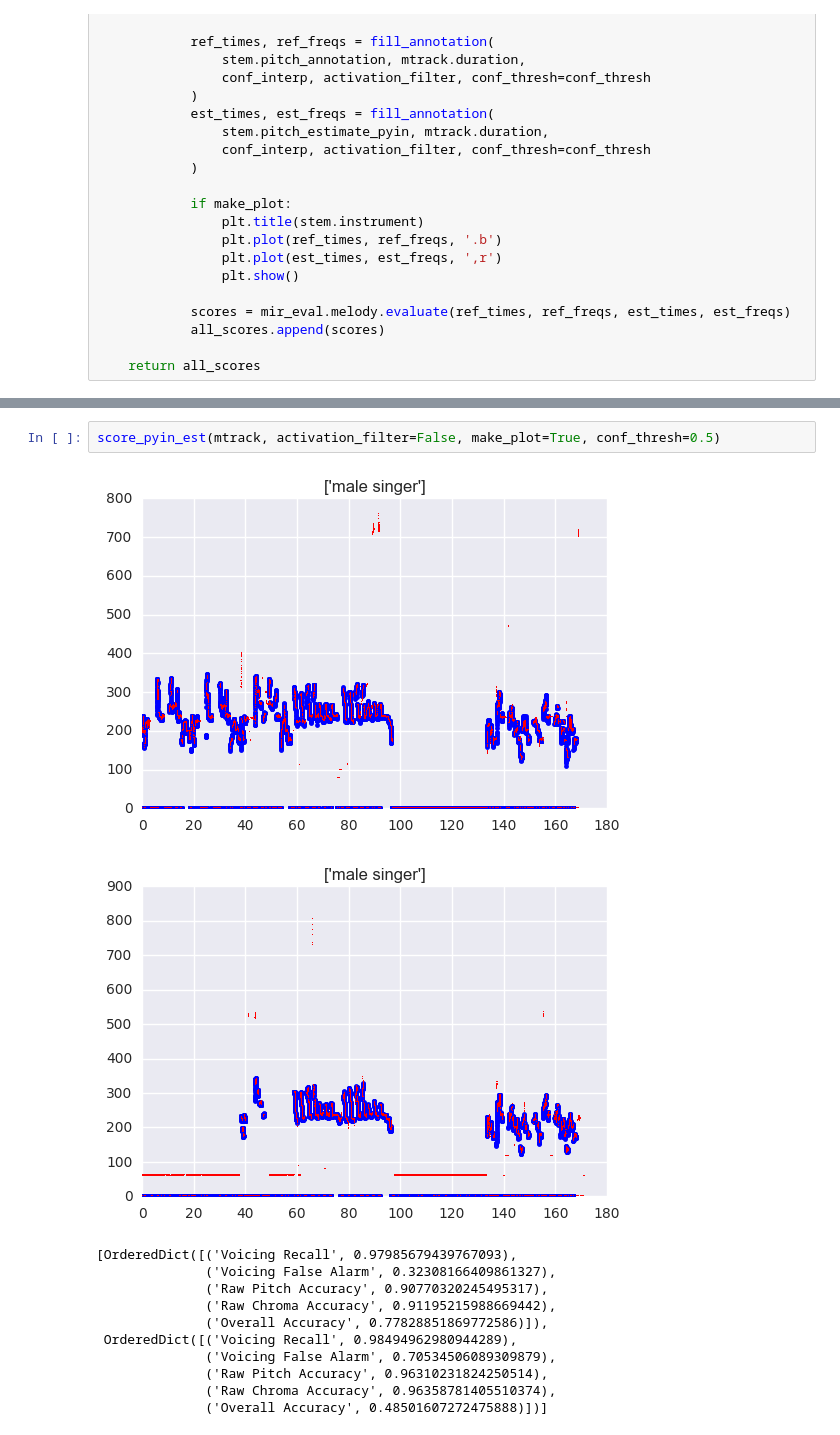
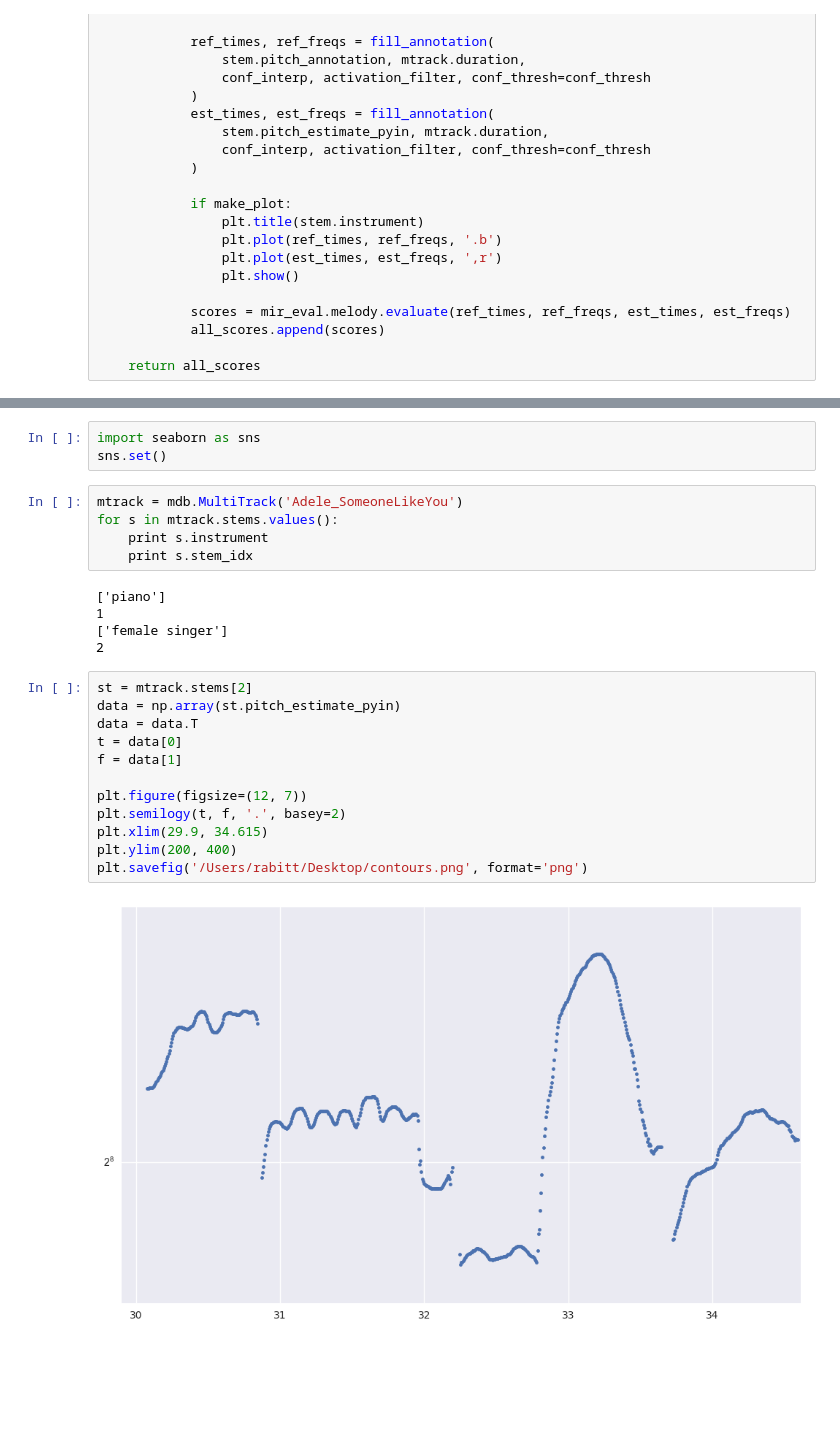
Before and after one commit to rabitt/aes-semantic-audio-2017, a Jupyter notebook: notebooks/dev/Score pyin annotations.ipynb, the cells around one changed output, grey strips where cells are left out. Saved outputs shown, nothing was run; the diff lists cells and outputs as text; blank space fills up the shorter version.

```diff
--- a/notebooks/dev/Score pyin annotations.ipynb
+++ b/notebooks/dev/Score pyin annotations.ipynb
@@ -272,15 +220,27 @@ score_pyin_est(mtrack, activation_filter=True, make_plot=True, conf_thresh=1.0)
-# %%
-score_pyin_est(mtrack, activation_filter=False, make_plot=True, conf_thresh=0.5)
-# %% [output]
-[figure, removed]
-[figure, removed]
-[OrderedDict([('Voicing Recall', 0.97985679439767093),
-              ('Voicing False Alarm', 0.32308166409861327),
-              ('Raw Pitch Accuracy', 0.90770320245495317),
-              ('Raw Chroma Accuracy', 0.91195215988669442),
-              ('Overall Accuracy', 0.77828851869772586)]),
- OrderedDict([('Voicing Recall', 0.98494962980944289),
-              ('Voicing False Alarm', 0.70534506089309879),
-              ('Raw Pitch Accuracy', 0.96310231824250514),
-              ('Raw Chroma Accuracy', 0.96358781405510374),
-              ('Overall Accuracy', 0.48501607272475888)])]
+# %%
+import seaborn as sns
+sns.set()
+# %%
+mtrack = mdb.MultiTrack('Adele_SomeoneLikeYou')
+for s in mtrack.stems.values():
+    print s.instrument
+    print s.stem_idx
+# %% [output]
+['piano']
+1
+['female singer']
+2
+# %%
+st = mtrack.stems[2]
+data = np.array(st.pitch_estimate_pyin)
+data = data.T
+t = data[0]
+f = data[1]
+
+plt.figure(figsize=(12, 7))
+plt.semilogy(t, f, '.', basey=2)
+plt.xlim(29.9, 34.615)
+plt.ylim(200, 400)
+plt.savefig('/Users/rabitt/Desktop/contours.png', format='png')
+# %% [output]
+[figure, added]
```
Also changed, not shown: parts of 8 cells of this notebook, 7 other files.
